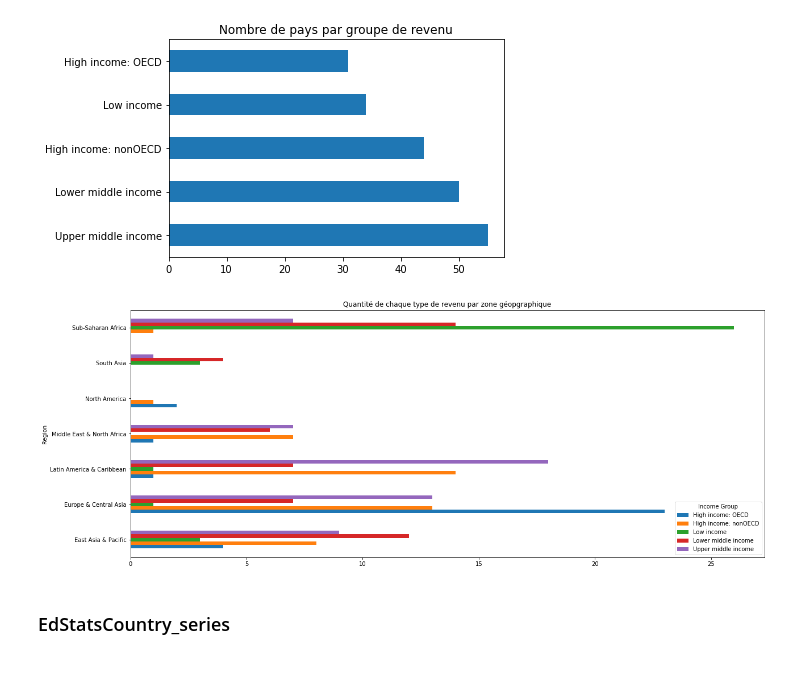
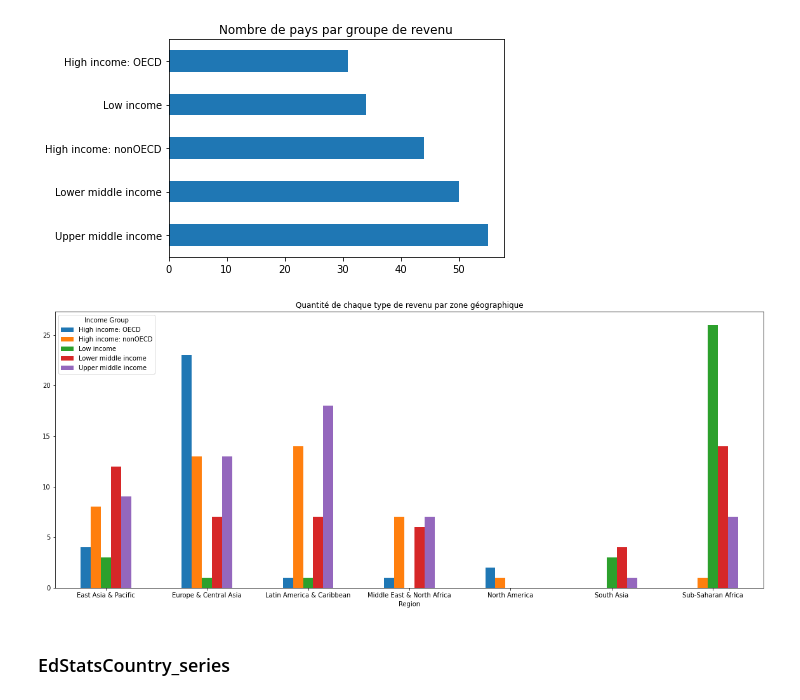
Before and after one commit to LeoFrom/Projet-2-OC, a Jupyter notebook: Projet1code.ipynb, the cells around one changed output. Cells and saved outputs as stored; diff of their text form; code cells hidden in the pictures; blank space fills up the shorter version.

```diff
--- a/Projet1code.ipynb
+++ b/Projet1code.ipynb
@@ -64,13 +85,14 @@ plt.show()
 # %% [output]
 [figure]
 # %%
-countries_only.groupby(['Region','Income Group']).size().unstack().plot(kind='barh',stacked=False)
+countries_only.groupby(['Region','Income Group']).size().unstack().plot(kind='bar',stacked=False)
 plt.gcf().set_size_inches(20, 8)
 #using gcf to get the current figure
-plt.title('Quantité de chaque type de revenu par zone géopgraphique')
+plt.title('Quantité de chaque type de revenu par zone géographique')
+plt.xticks(rotation=0)
 plt.show()
 # %% [output]
-[figure, old version]
+[figure, new version]
 # %% [markdown]
 ### EdStatsCountry_series
 # %%
```
Also changed, not shown: parts of 34 cells of this notebook.
